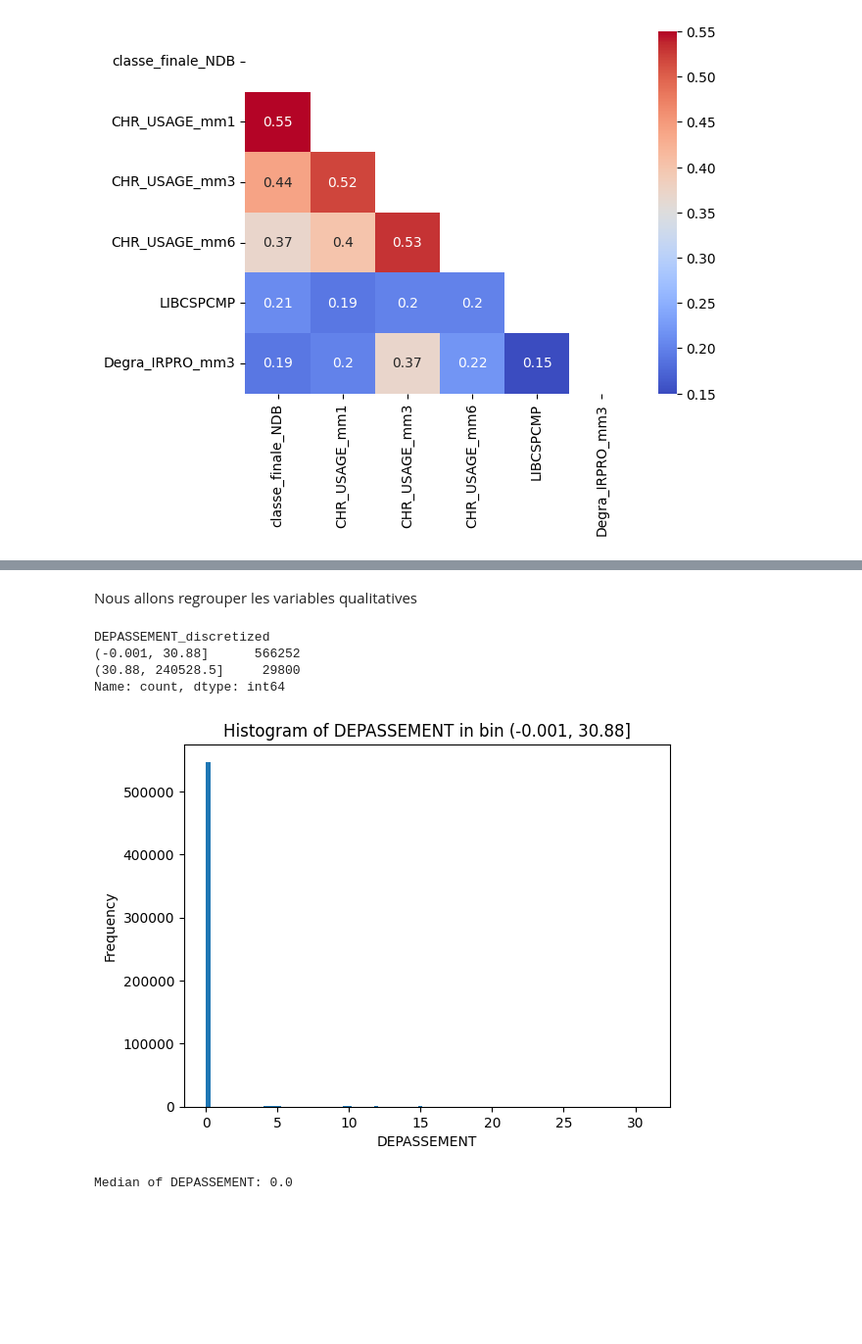
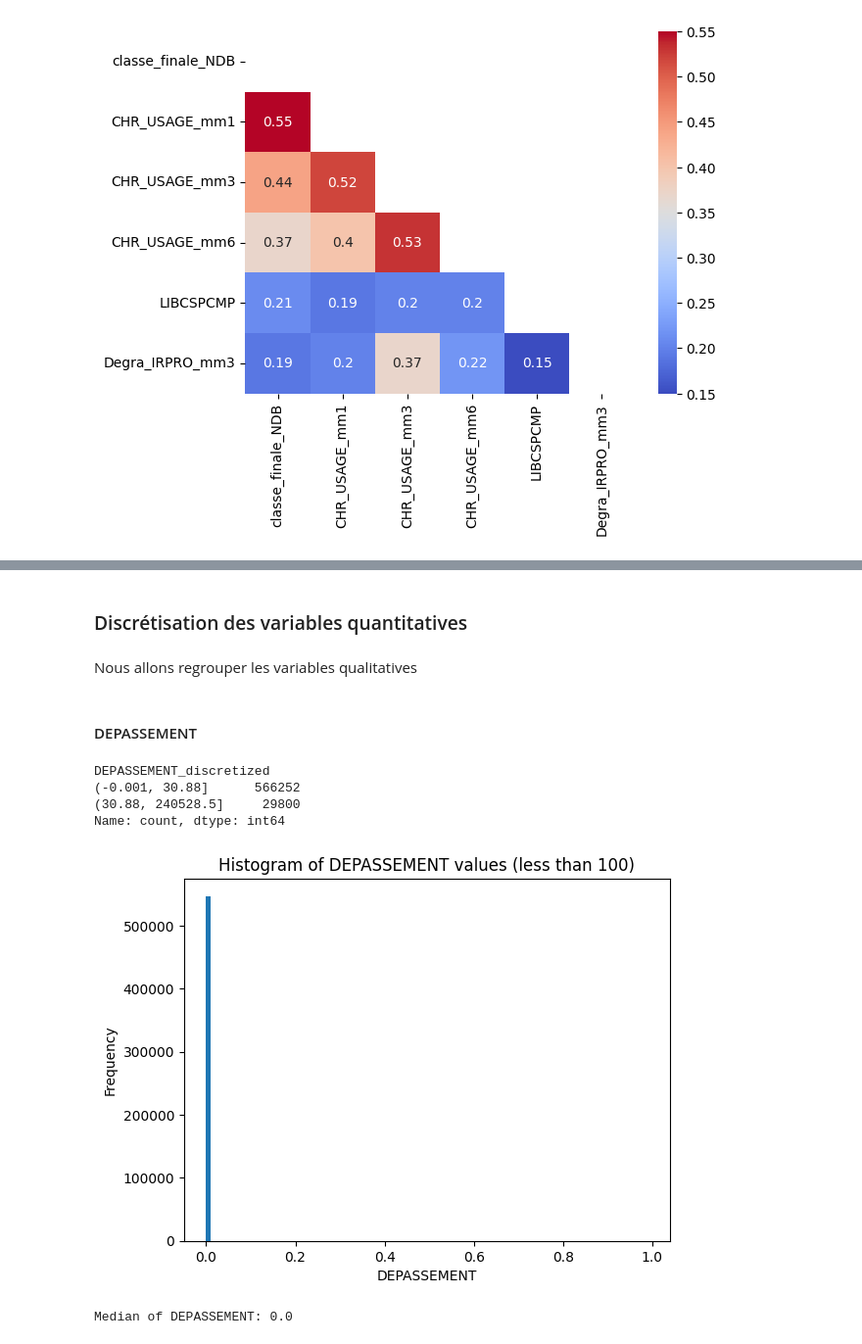
Before and after one commit to ceddx/projet-scoring, a Jupyter notebook: projet_scoring_ced.ipynb, the cells around one changed output, grey strips where cells are left out. Shown at 98% size. Drawn from its saved outputs; the diff is of its cells as text; code cells hidden in the pictures; blank space fills up the shorter version.

Commit message:
discrétisation var quali

```diff
--- a/projet_scoring_ced.ipynb
+++ b/projet_scoring_ced.ipynb
@@ -934,3 +1026,5 @@ Nous allons discrétiser les variables quantitatives
+# %% [markdown]
+### Discrétisation des variables quantitatives
 # %%
 import pandas as pd
 
@@ -944,6 +1040,8 @@ df_var_final['cible_2'] = df_var_final['cible_2'].astype(float)
 df_var_final = dataframe_sas[selected_columns].copy()
 # %% [markdown]
 Nous allons regrouper les variables qualitatives
+# %% [markdown]
+####    DEPASSEMENT
 # %%
 # Discretize the 'DEPASSEMENT' variable into equal-sized bins
 
@@ -959,21 +1057,21 @@ Name: count, dtype: int64
 # %%
 import matplotlib.pyplot as plt
 
-# Filter the dataframe to include only the desired bin
-filtered_df = df_var_final[df_var_final['DEPASSEMENT_discretized'] == pd.Interval(-0.001, 30.88)]
+# Filter the dataframe to include only values of 'DEPASSEMENT' less than 100
+filtered_df = df_var_final[df_var_final['DEPASSEMENT'] < 1]
 
-# Create the histogram
+# Create a histogram of the filtered values
 plt.hist(filtered_df['DEPASSEMENT'], bins=100)
 
-# Add labels and title
+# Add labels and title to the plot
 plt.xlabel('DEPASSEMENT')
 plt.ylabel('Frequency')
-plt.title('Histogram of DEPASSEMENT in bin (-0.001, 30.88]')
+plt.title('Histogram of DEPASSEMENT values (less than 100)')
 
 # Display the plot
 plt.show()
 # %% [output]
-[figure, old version]
+[figure, new version]
 # %%
 median_depassement = df_var_final['DEPASSEMENT'].median()
 print("Median of DEPASSEMENT:", median_depassement)
```
Also changed, not shown: parts of 40 cells of this notebook, 1 other file.
